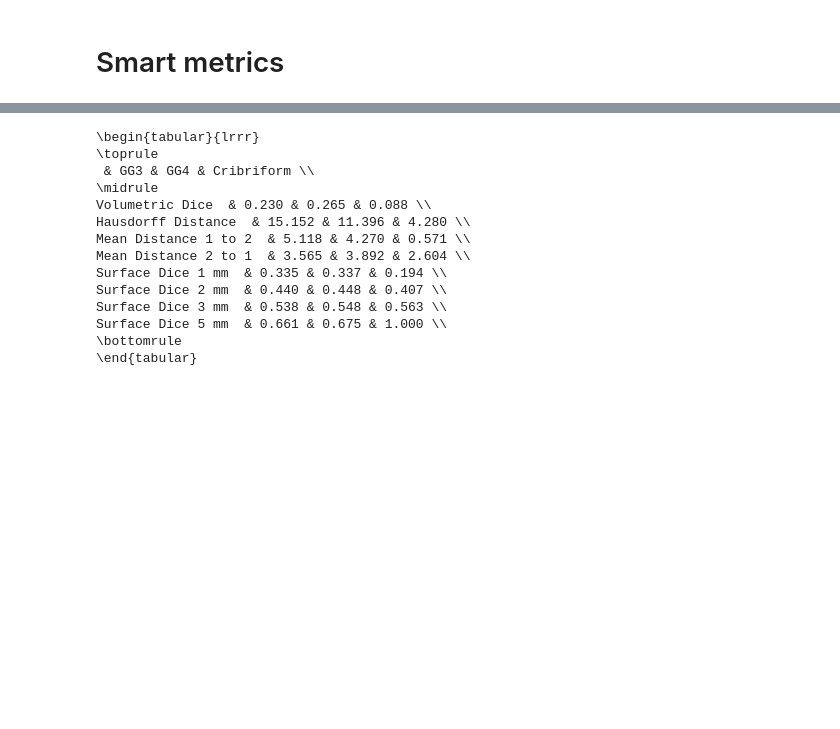
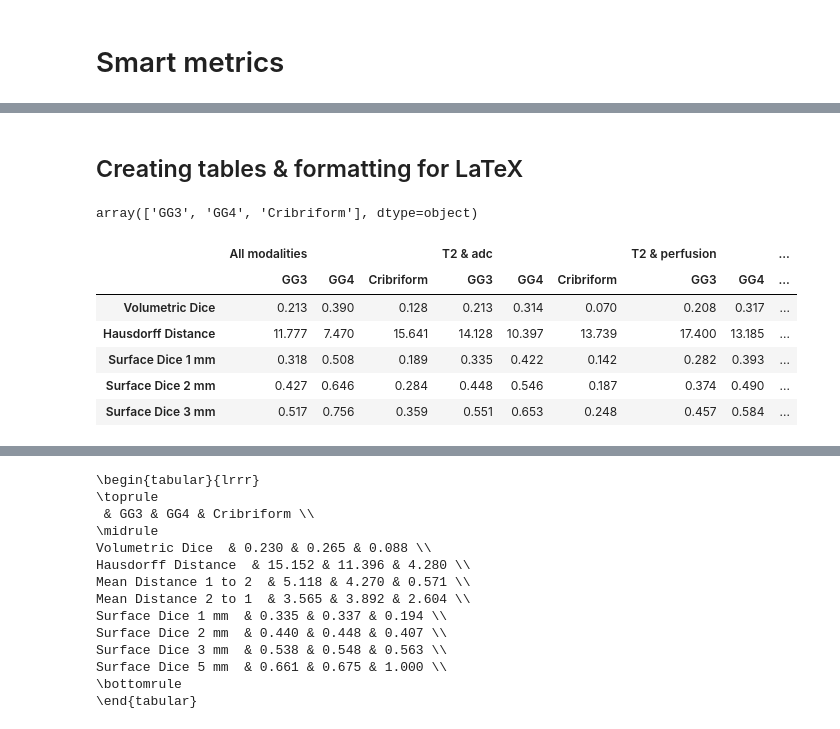
Before and after one commit to Looqes/pca_thesis_project, a Jupyter notebook: notebooks/smart_metrics.ipynb, the cells around one changed output, grey strips where cells are left out. Saved outputs shown, nothing was run; the diff lists cells and outputs as text; code cells hidden in the pictures; blank space fills up the shorter version.

```diff
--- a/notebooks/smart_metrics.ipynb
+++ b/notebooks/smart_metrics.ipynb
@@ -250,0 +118,16 @@ print(t2_adc_mean_metrics["GG4"][0])
+# %% [markdown]
+## Creating tables & formatting for LaTeX
+# %%
+
+# set_names = ["All modalities",
+#              "T2 & adc",
+#              "T2 & perfusion"]
+
+metrics_df_all_modalities = metrics_dfs[0]
+metrics_df_t2_adc = metrics_dfs[1]
+metrics_df_t2_perfusion = metrics_dfs[2]
+
+# gg3gg4combined_metrics_df
+metrics_df_all_modalities["structure"].unique()
+# %% [output]
+array(['GG3', 'GG4', 'Cribriform'], dtype=object)
@@ -250,0 +157,26 @@ print(t2_adc_mean_metrics["GG4"][0])
+# %%
+def capitalize_first_two_words(sentence):
+    output = ""
+    split_sentence = sentence.split(" ")
+
+    for i, word in enumerate(split_sentence):
+        if i < 2:
+            output += word.capitalize()
+        else:
+            output += word
+
+        output += " " if i < len(split_sentence) else None
+
+    return output
+
+def format_mean_metrics_df(mean_metrics_df):
+    mean_metrics_df.index = [capitalize_first_two_words(item.replace("_", " ").replace(".0", " mm")) for item in mean_metrics_df.index]
+    for column in mean_metrics_df.columns:
+        mean_metrics_df[column] = mean_metrics_df[column].apply(lambda x: round(x, 3))
+
+
+def combine_model_dataframes(name_df_pairs):
+    for name, df in name_df_pairs:
+        df.columns = pd.MultiIndex.from_tuples([(name, column) for column in df.columns])
+
+    return pd.concat([df for _, df in name_df_pairs], axis = 1)
@@ -250,0 +192,9 @@ print(t2_adc_mean_metrics["GG4"][0])
+# %%
+gg3gg4combined_mean_metrics = create_mean_metrics_table(gg3gg4combined_metrics_df)
+format_mean_metrics_df(gg3gg4combined_mean_metrics)
+gg3gg4combined_mean_metrics["Cribriform"] = [pd.NA for i in range(len(gg3gg4combined_mean_metrics))]
+# %%
+cribriform_only_mean_metrics = create_mean_metrics_table(cribriform_only_metrics_df)
+format_mean_metrics_df(cribriform_only_mean_metrics)
+cribriform_only_mean_metrics.index = gg3gg4combined_mean_metrics.index
+cribriform_only_mean_metrics["Cribriform"] = [pd.NA for i in range(5)]
@@ -250,0 +209,18 @@ print(t2_adc_mean_metrics["GG4"][0])
+# %%
+combined_mean_metrics_df = combine_model_dataframes([
+    ("All modalities", all_modalities_mean_metrics),
+    ("T2 & adc", t2_adc_mean_metrics),
+    ("T2 & perfusion", t2_perfusion_mean_metrics),
+    ("gg3gg4 combined", gg3gg4combined_mean_metrics),
+    ("Cribriform only", cribriform_only_mean_metrics)
+])
+
+combined_mean_metrics_df
+# %% [output]
+|  | All modalities |  |  | T2 & adc |  |  | T2 & perfusion |  | ... |
+|  | GG3 | GG4 | Cribriform | GG3 | GG4 | Cribriform | GG3 | GG4 | ... |
+| Volumetric Dice | 0.213 | 0.390 | 0.128 | 0.213 | 0.314 | 0.070 | 0.208 | 0.317 | ... |
+| Hausdorff Distance | 11.777 | 7.470 | 15.641 | 14.128 | 10.397 | 13.739 | 17.400 | 13.185 | ... |
+| Surface Dice 1 mm | 0.318 | 0.508 | 0.189 | 0.335 | 0.422 | 0.142 | 0.282 | 0.393 | ... |
+| Surface Dice 2 mm | 0.427 | 0.646 | 0.284 | 0.448 | 0.546 | 0.187 | 0.374 | 0.490 | ... |
+| Surface Dice 3 mm | 0.517 | 0.756 | 0.359 | 0.551 | 0.653 | 0.248 | 0.457 | 0.584 | ... |
```
Also changed, not shown: parts of 38 cells of this notebook.
